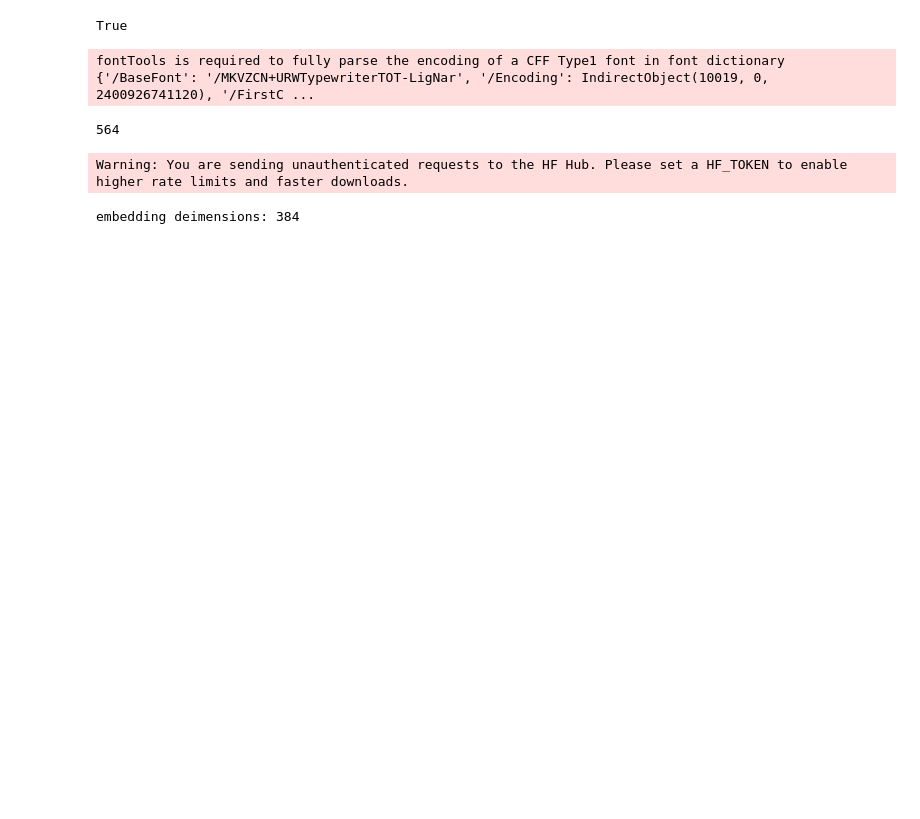
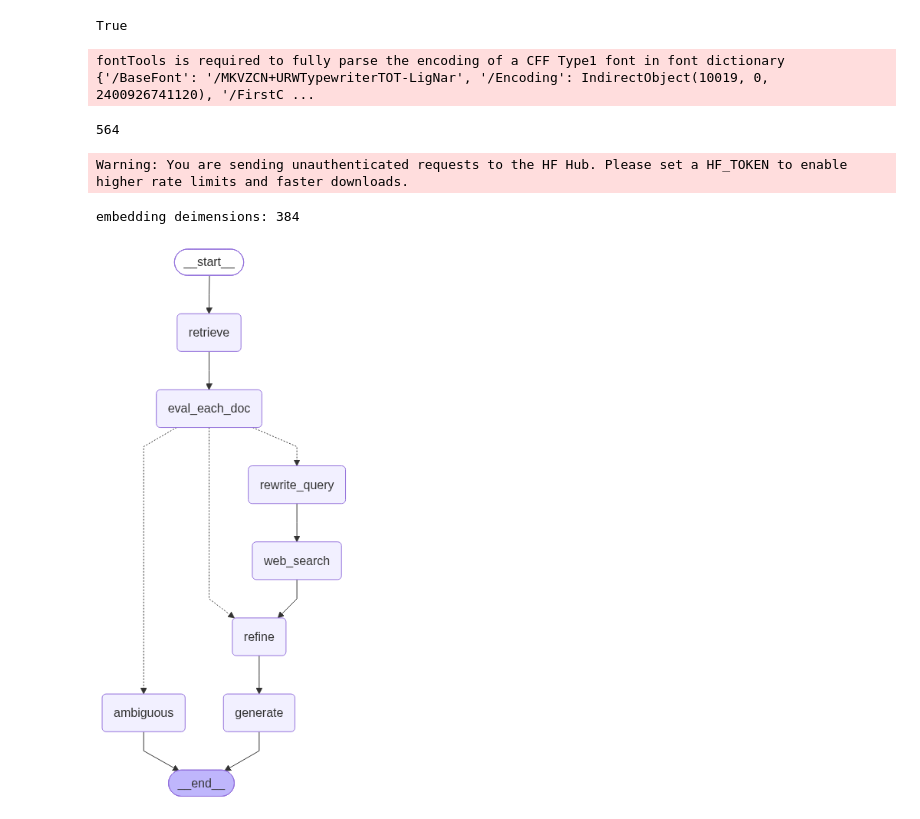
Before and after one commit to sumran58/advanced-rag, a Jupyter notebook: corrective rag/corrective_rag.ipynb, the cells around one changed output. Cells and saved outputs as stored; diff of their text form; code cells hidden in the pictures; blank space fills up the shorter version.

Commit message:
rewrite query added with ambigiuos mode

```diff
--- a/corrective rag/corrective_rag.ipynb
+++ b/corrective rag/corrective_rag.ipynb
@@ -70,6 +70,7 @@ class State(TypedDict):
     strips:List[str] # for retriveal refinement we will be creating the sub chunks of the retrived document
     kept_strips:List[str] #after passing to the llm only few strips will be selected which will be relevan to the query
     refined_context:str # th selected strips will be passed to the llm and the dinal reposne
+    web_query: str
 # %%
 def retrieve_node(state):
     q = state["question"]
@@ -226,17 +271,53 @@ answer_prompt = ChatPromptTemplate.from_messages(
 def generate(state: State) -> State:
     out = (answer_prompt | llm).invoke({"question": state["question"], "refined_context": state['refined_context']})
     return {"answer": out.content}
+# %%
+def ambiguous_node(state: State) -> State:
+    return {"answer": f"Ambiguous: {state['reason']}"}
+
+def route_after_eval(state: State) -> str:
+    if state["verdict"] == "CORRECT":
+        return "refine"
+    elif state["verdict"] == "INCORRECT":
+        return "rewrite_query"   # ✅ changed
+    else:
+        return "ambiguous"
 # %%
-def fail_node(state: State) -> State:
-    return {"answer": f"FAIL: {state['reason']}"}
+g = StateGraph(State)
 
-def ambiguous_node(state: State) -> State:
-    return {"answer": f"Ambiguous: {state['reason']}"}
+g.add_node("retrieve", retrieve_node)
+g.add_node("eval_each_doc", eval_each_doc_node)
 
-def route_after_eval(state: State) -> str:
-    if state["verdict"] == "CORRECT":
-        return "refine"
-    elif state["verdict"] == "INCORRECT":
-        return "web_search"
-    else:
-        return "ambiguous"
+g.add_node("rewrite_query", rewrite_query_node)  # ✅ NEW
+g.add_node("web_search", web_search_node)
+
+g.add_node("refine", refine)
+g.add_node("generate", generate)
+g.add_node("ambiguous", ambiguous_node)
+
+g.add_edge(START, "retrieve")
+g.add_edge("retrieve", "eval_each_doc")
+
+g.add_conditional_edges(
+    "eval_each_doc",
+    route_after_eval,
+    {
+        "refine": "refine",
+        "rewrite_query": "rewrite_query",  # ✅ NEW branch
+        "ambiguous": "ambiguous",
+    },
+)
+
+# INCORRECT path: rewrite -> web_search -> refine -> generate
+g.add_edge("rewrite_query", "web_search")
+g.add_edge("web_search", "refine")
+g.add_edge("refine", "generate")
+
+g.add_edge("generate", END)
+g.add_edge("ambiguous", END)
+
+app = g.compile()
+
+app
+# %% [output]
+[figure, added]
```
Also changed, not shown: parts of 3 cells of this notebook.
